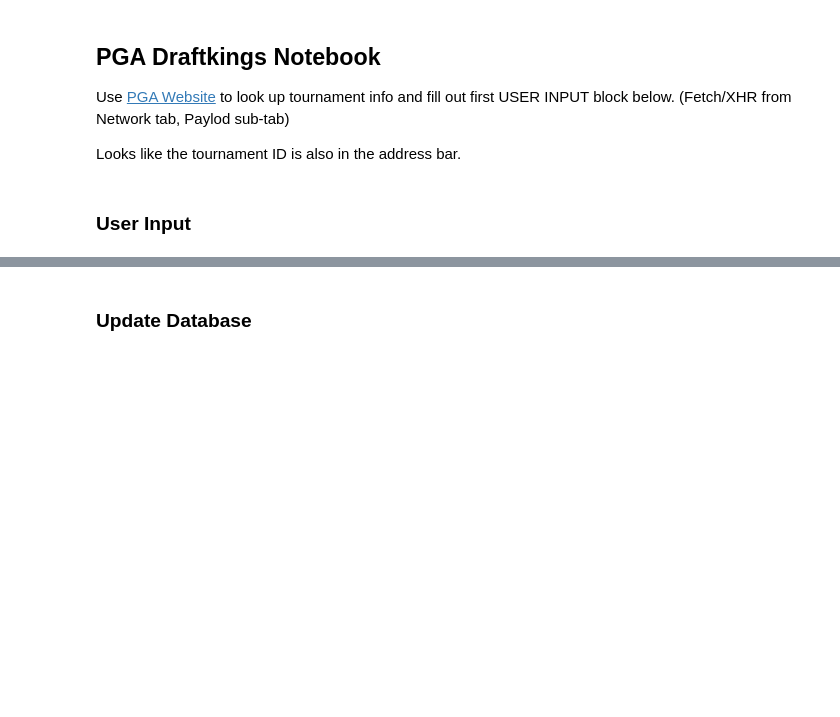
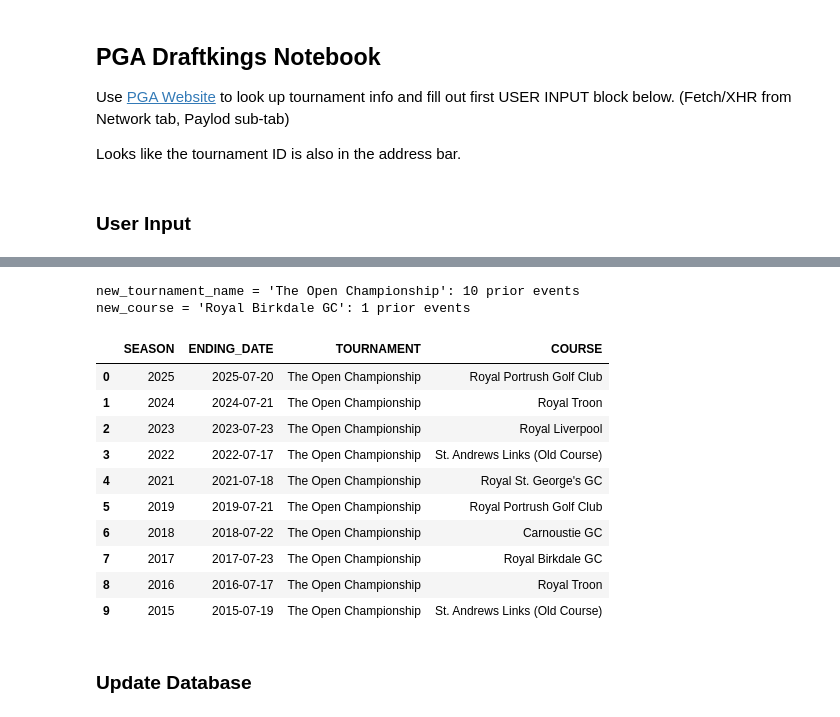
Before and after one commit to milleranalytics/pga-dk, a Jupyter notebook: pga-dk.ipynb, the cells around one changed output, grey strips where cells are left out. Saved outputs shown, nothing was run; the diff lists cells and outputs as text; code cells hidden in the pictures; blank space fills up the shorter version.

```diff
--- a/pga-dk.ipynb
+++ b/pga-dk.ipynb
@@ -16,7 +16,7 @@ tournament_id = "R2026541"  # Tournament ID from the PGA Tour API - Also visible
 # New Tournament
 new_tournament_name = "The Open Championship"
 new_ending_date = "7/19/2026"
-new_course = "Royal Birkdale Golf Club"
+new_course = "Royal Birkdale GC"
 new_season = 2026
 
 # Test mode: set True to dry-run the workflow against a past week's config.
@@ -55,3 +59,37 @@ tournament_config = {
+# %%
+# === NEW COURSE / TOURNAMENT HISTORY CHECK ===
+# Prior events exactly matching new_tournament_name or new_course. A misspelled
+# course shows up as tournament rows whose COURSE differs from new_course; an
+# empty table for an event that should have history means check the spelling.
+with sql.connect("data/golf.db") as _conn:
+    _events = pd.read_sql(
+        "SELECT DISTINCT SEASON, ENDING_DATE, TOURNAMENT, COURSE FROM tournaments",
+        _conn, parse_dates=["ENDING_DATE"])
+
+_hist = (_events[(_events["TOURNAMENT"] == new_tournament_name) |
+                 (_events["COURSE"] == new_course)]
+         .sort_values("ENDING_DATE", ascending=False)
+         .reset_index(drop=True))
+print(f"new_tournament_name = {new_tournament_name!r}: "
+      f"{(_hist['TOURNAMENT'] == new_tournament_name).sum()} prior events")
+print(f"new_course = {new_course!r}: {(_hist['COURSE'] == new_course).sum()} prior events")
+if _hist.empty:
+    print("No exact matches on either name -- new event, or check spelling.")
+_hist
+# %% [output]
+new_tournament_name = 'The Open Championship': 10 prior events
+new_course = 'Royal Birkdale GC': 1 prior events
+|  | SEASON | ENDING_DATE | TOURNAMENT | COURSE |
+| 0 | 2025 | 2025-07-20 | The Open Championship | Royal Portrush Golf Club |
+| 1 | 2024 | 2024-07-21 | The Open Championship | Royal Troon |
+| 2 | 2023 | 2023-07-23 | The Open Championship | Royal Liverpool |
+| 3 | 2022 | 2022-07-17 | The Open Championship | St. Andrews Links (Old Course) |
+| 4 | 2021 | 2021-07-18 | The Open Championship | Royal St. George's GC |
+| 5 | 2019 | 2019-07-21 | The Open Championship | Royal Portrush Golf Club |
+| 6 | 2018 | 2018-07-22 | The Open Championship | Carnoustie GC |
+| 7 | 2017 | 2017-07-23 | The Open Championship | Royal Birkdale GC |
+| 8 | 2016 | 2016-07-17 | The Open Championship | Royal Troon |
+| 9 | 2015 | 2015-07-19 | The Open Championship | St. Andrews Links (Old Course) |
 # %% [markdown]
 ### Update Database
 # %% [markdown]
```
Also changed, not shown: parts of 16 cells of this notebook, 4 other files.
